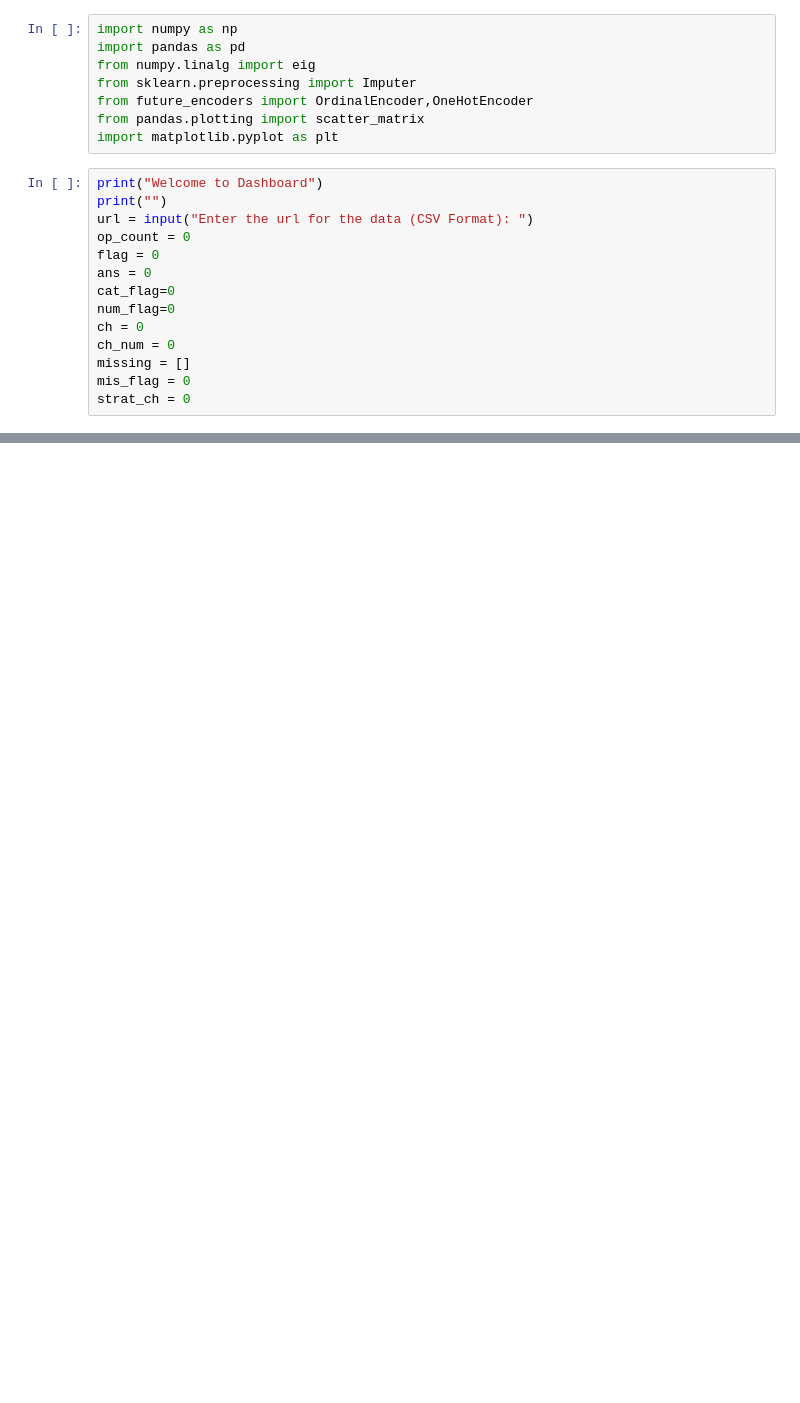
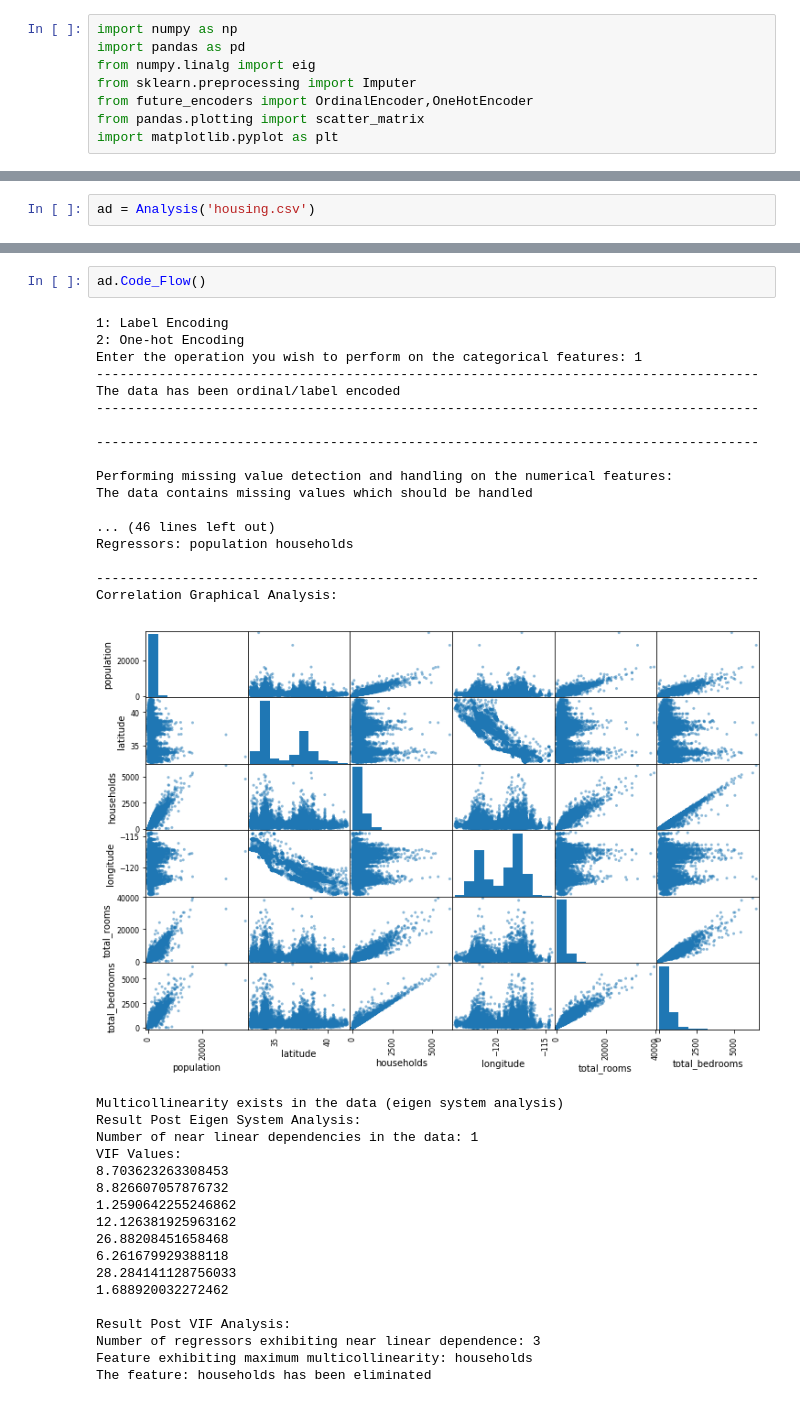
Before and after one commit to rahul1801/MetaData-A-Tool-to-Supplement-Data-Science-Education-For-the-First-Year-Undergraduates, a Jupyter notebook: Rahul/Data_menu driven.ipynb, the cells around one changed output, grey strips where cells are left out. Cells and saved outputs as stored; diff of their text form; blank space fills up the shorter version.

Commit message:
Functions encapsulated under Analysis class

```diff
--- a/Rahul/Data_menu driven.ipynb
+++ b/Rahul/Data_menu driven.ipynb
@@ -6,17 +6,3 @@ from sklearn.preprocessing import Imputer
 from future_encoders import OrdinalEncoder,OneHotEncoder
 from pandas.plotting import scatter_matrix
 import matplotlib.pyplot as plt
-# %%
-print("Welcome to Dashboard")
-print("")
-url = input("Enter the url for the data (CSV Format): ")
-op_count = 0
-flag = 0
-ans = 0
-cat_flag=0
-num_flag=0
-ch = 0
-ch_num = 0
-missing = []
-mis_flag = 0
-strat_ch = 0
@@ -282,0 +228,2 @@ The feature: households has been eliminated
+# %%
+ad = Analysis('housing.csv')
@@ -282,0 +252,38 @@ The feature: households has been eliminated
+# %%
+ad.Code_Flow()
+# %% [output]
+1: Label Encoding
+2: One-hot Encoding
+Enter the operation you wish to perform on the categorical features: 1
+-------------------------------------------------------------------------------------
+The data has been ordinal/label encoded
+-------------------------------------------------------------------------------------
+
+-------------------------------------------------------------------------------------
+
+Performing missing value detection and handling on the numerical features:
+The data contains missing values which should be handled
+
+... (46 lines left out)
+Regressors: population households
+
+-------------------------------------------------------------------------------------
+Correlation Graphical Analysis:
+[figure, added]
+Multicollinearity exists in the data (eigen system analysis)
+Result Post Eigen System Analysis:
+Number of near linear dependencies in the data: 1
+VIF Values:
+8.703623263308453
+8.826607057876732
+1.2590642255246862
+12.126381925963162
+26.88208451658468
+6.261679929388118
+28.284141128756033
+1.688920032272462
+
+Result Post VIF Analysis:
+Number of regressors exhibiting near linear dependence: 3
+Feature exhibiting maximum multicollinearity: households
+The feature: households has been eliminated
```
Also changed, not shown: parts of 5 cells of this notebook.
